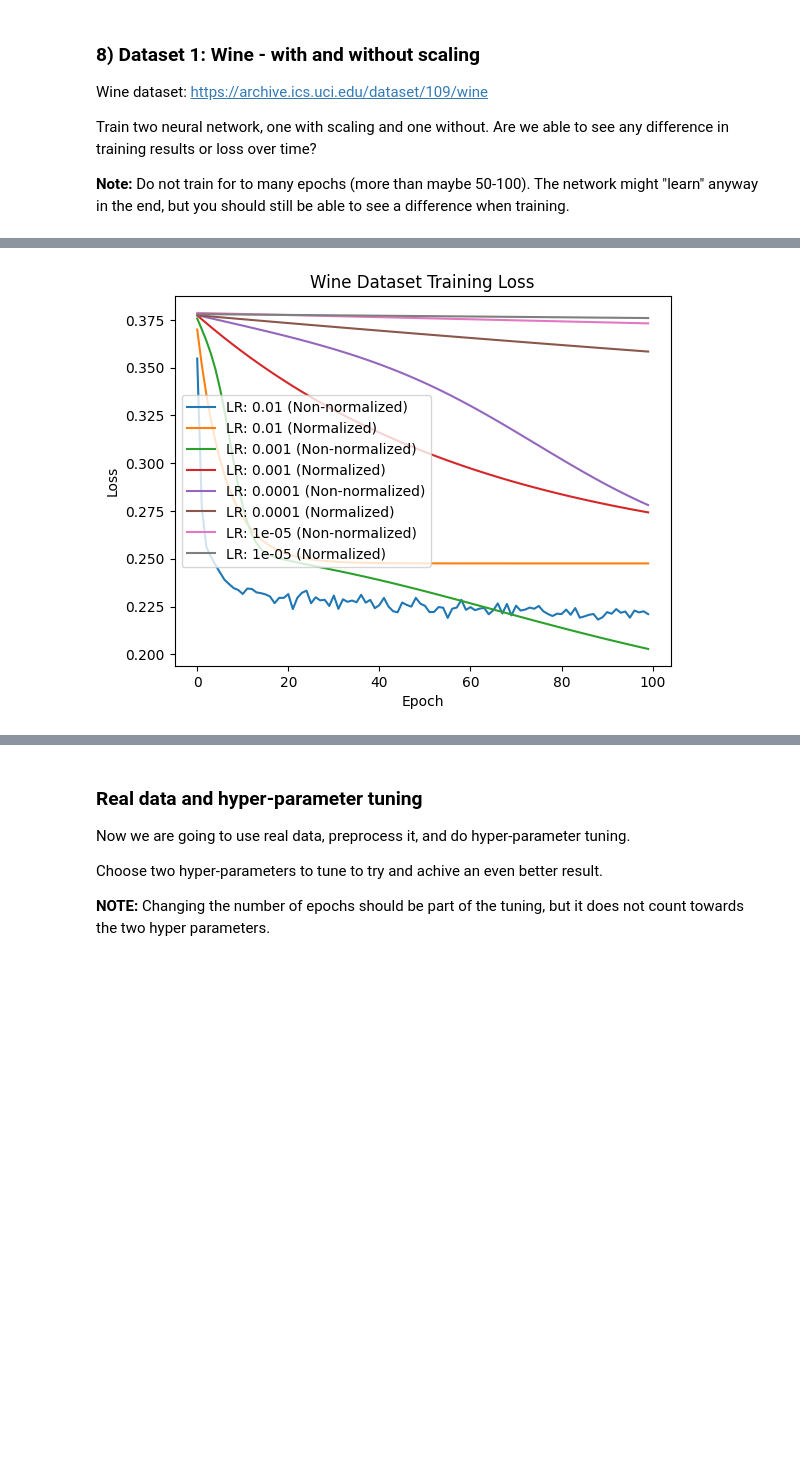
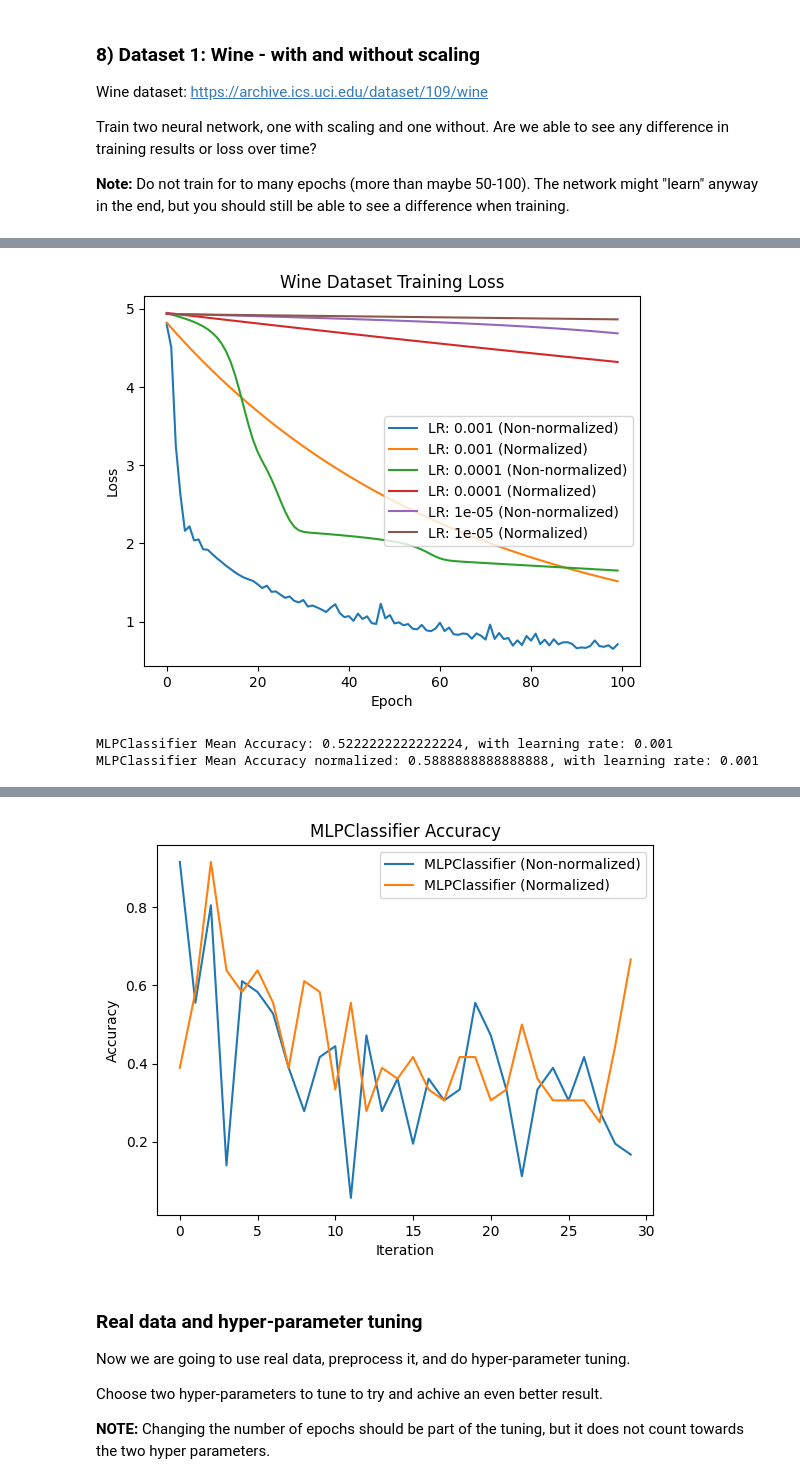
Before and after one commit to JoelScarinius/Neural_Network, a Jupyter notebook: ML-Assignment_3_Alexander_Forsanker.ipynb, the cells around one changed output, grey strips where cells are left out. Drawn from its saved outputs; the diff is of its cells as text; code cells hidden in the pictures; blank space fills up the shorter version.

```diff
--- a/ML-Assignment_3_Alexander_Forsanker.ipynb
+++ b/ML-Assignment_3_Alexander_Forsanker.ipynb
@@ -82,11 +82,6 @@ def MSE_loss(y_hat, y): # y_hat = predictions, y = the real values (targets)
     loss = np.mean(np.clip(np.square(y - y_hat), 1e-7, 1e7))
     return loss
 
-y_h = [2,3,4,5]
-y = [1,1,1,1]
-
-print(MSE_loss(y_h,y))
-
 # TODO: Choose another loss function and implement it
 def MAE_loss(y_hat, y):
     y_hat = np.array(y_hat)
@@ -115,9 +108,9 @@ def d_MAE_loss(y_hat, y):
 
 The first "fundamental" function for neural networks is to be able to propagate the data forward through the neural network. We will implement this function here.
 # %%
-# def propagate_forward(weights, activations, biases, activation_function):
-#     dot_product = np.dot(activations, weights) + biases.T
-#     return activate(dot_product, activation_function)
+def propagate_forward(weights, activations, biases, activation_function):
+    dot_product = np.dot(activations, weights) + biases.T
+    return activate(dot_product, activation_function)
 # %% [markdown]
 ### 5) Back-propagation
 
@@ -353,6 +272,7 @@ from sklearn import preprocessing
 from sklearn.model_selection import train_test_split
 from sklearn.metrics import accuracy_score
 import matplotlib.pyplot as plt
+from sklearn.neural_network import MLPClassifier
 
 # Load the data
 data_wine = pd.read_csv("wine.csv", skiprows=[1]).to_numpy()
@@ -361,39 +281,39 @@ data_wine = pd.read_csv("wine.csv", skiprows=[1]).to_numpy()
 X = data_wine[:, :-1]
 y = data_wine[:, -1]
 
+# Reshape y to be a 2D array
+y = y.reshape(-1, 1)
+
 accuracies = []
 accuracies_normalized = []
 losses_dict = {}
 
-learning_rates = [1e-2, 1e-3, 1e-4, 1e-5]
+learning_rates = [1e-3, 1e-4, 1e-5]
 
 for lr in learning_rates:
     losses_list = []
     losses_list_norm = []
-    for _ in range(100):
+    for _ in range(10):
         X_train, X_test, y_train, y_test = train_test_split(X, y, test_size=0.2)
 
-        encoder = preprocessing.OneHotEncoder(sparse_output=False)
-        y_train = encoder.fit_transform(y_train.reshape(-1, 1))
-        y_test = encoder.transform(y_test.reshape(-1, 1))
+        input_dim = X_train.shape[1]
+        output_dim = len(np.unique(y_train))
 
-        input_dimension = X_train.shape[1]
-        output_dim = y_train.shape[1]
         neurons = [18, 12]
-        nn_wine = NeuralNet(input_dimension, output_dim, neurons)
+        nn_wine = NeuralNet(input_dim, output_dim, neurons)
         losses_wine = nn_wine.train_net(X_train, y_train, batch_size=32, epochs=100, learning_rate=lr)
-        y_pred = np.round(nn_wine.forward(X_test))
-        accuracy = accuracy_score(y_test.argmax(axis=1), y_pred.argmax(axis=1))
+        y_pred = np.argmax(nn_wine.forward(X_test), axis=1)
+        accuracy = accuracy_score(y_test, y_pred)
         accuracies.append(accuracy)
         losses_list.append(losses_wine)
 
         X_train_norm = preprocessing.normalize(X_train)
         X_test_norm = preprocessing.normalize(X_test)
 
-        nn_wine_norm = NeuralNet(input_dimension, output_dim, neurons)
+        nn_wine_norm = NeuralNet(input_dim, output_dim, neurons)
         losses_wine_norm = nn_wine_norm.train_net(X_train_norm, y_train, batch_size=32, epochs=100, learning_rate=lr)
-        y_pred_norm = np.round(nn_wine_norm.forward(X_test_norm))
-        accuracy_norm = accuracy_score(y_test.argmax(axis=1), y_pred_norm.argmax(axis=1))
+        y_pred_norm = np.argmax(nn_wine_norm.forward(X_test_norm), axis=1)
+        accuracy_norm = accuracy_score(y_test, y_pred_norm)
         accuracies_normalized.append(accuracy_norm)
         losses_list_norm.append(losses_wine_norm)
 
@@ -413,4 +333,41 @@ plt.xlabel("Epoch")
 plt.ylabel("Loss")
 plt.legend()
 plt.show()
+
+# Make use of SK learns neural net and show their results
+accuracies = []
+accuracies_normalized = []
+
+for lr in learning_rates:
+    for _ in range(10):
+        X_train, X_test, y_train, y_test = train_test_split(X, y, test_size=0.2)
+
+        # Train MLPClassifier without normalization
+        mlp = MLPClassifier(hidden_layer_sizes=(18, 12), learning_rate_init=lr, max_iter=100)
+        mlp.fit(X_train, y_train.ravel())
+        y_pred = mlp.predict(X_test)
+        accuracy = accuracy_score(y_test, y_pred)
+        accuracies.append(accuracy)
+
+        # Train MLPClassifier with normalization
+        X_train_norm = preprocessing.normalize(X_train)
+        X_test_norm = preprocessing.normalize(X_test)
+        mlp_norm = MLPClassifier(hidden_layer_sizes=(18, 12), learning_rate_init=lr, max_iter=100)
+        mlp_norm.fit(X_train_norm, y_train.ravel())
+        y_pred_norm = mlp_norm.predict(X_test_norm)
+        accuracy_norm = accuracy_score(y_test, y_pred_norm)
+        accuracies_normalized.append(accuracy_norm)
+
+    print(f"MLPClassifier Mean Accuracy: {np.mean(accuracies)}, with learning rate: {lr}")
+    print(f"MLPClassifier Mean Accuracy normalized: {np.mean(accuracies_normalized)}, with learning rate: {lr}")
+
+# Plot the results
+plt.figure()
+plt.plot(accuracies, label='MLPClassifier (Non-normalized)')
+plt.plot(accuracies_normalized, label='MLPClassifier (Normalized)')
+plt.title("MLPClassifier Accuracy")
+plt.xlabel("Iteration")
+plt.ylabel("Accuracy")
+plt.legend()
+plt.show()
 # %% [output]
@@ -425 +380,3 @@ Wine Dataset Mean Accuracy normalized: 0.32833333333333337, with learning rate:
-[figure, old version]
+[figure, new version]
+MLPClassifier Mean Accuracy: 0.5222222222222224, with learning rate: 0.001
+MLPClassifier Mean Accuracy normalized: 0.5888888888888888, with learning rate: 0.001
@@ -426,3 +387,4 @@ Wine Dataset Mean Accuracy normalized: 0.32833333333333337, with learning rate:
+[figure, added]
 # %% [markdown]
 ### Real data and hyper-parameter tuning
 
```
Also changed, not shown: parts of 7 cells of this notebook.
